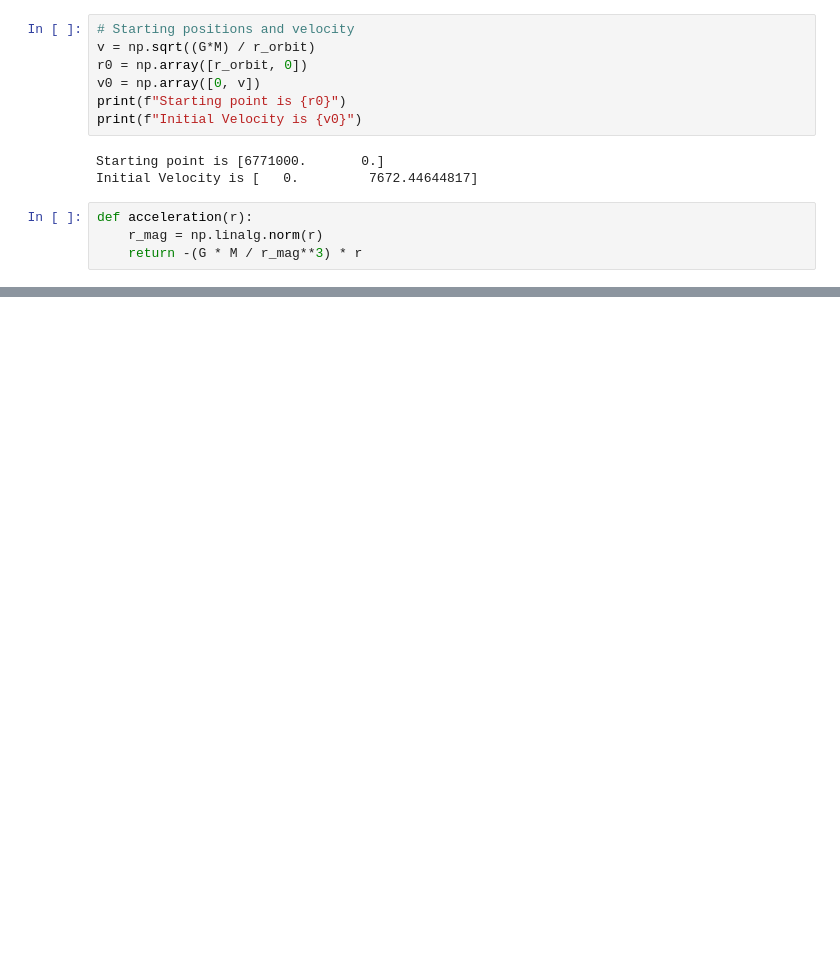
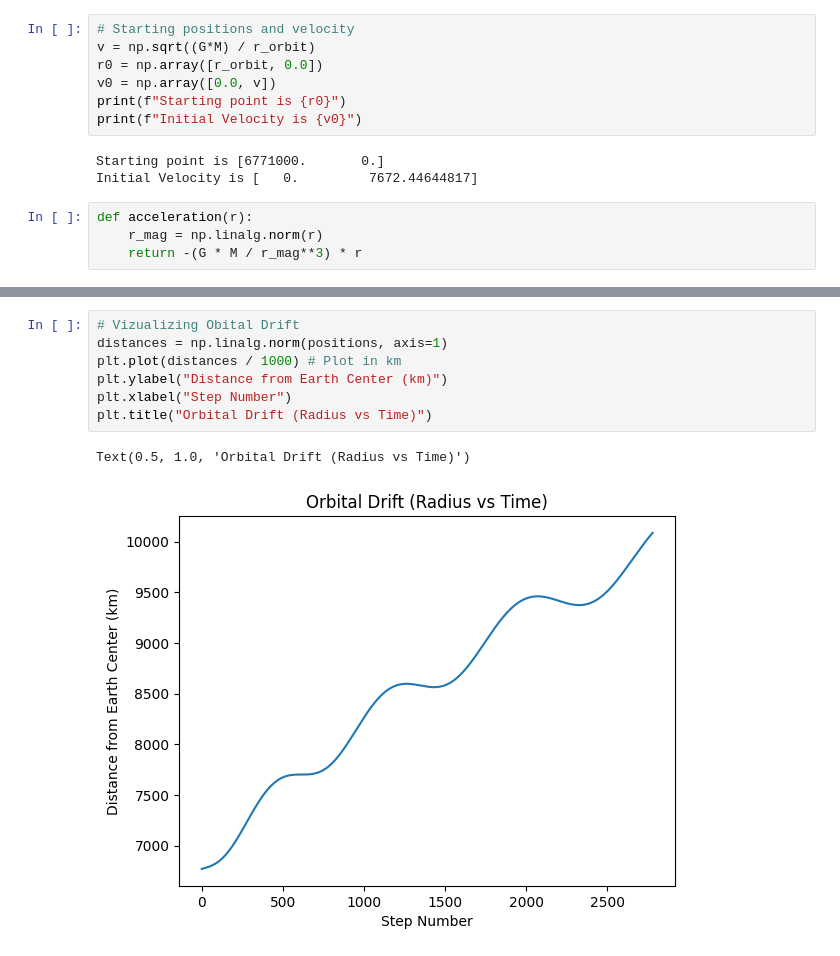
Before and after one commit to Yashaswi-B/orbital-simulator, a Jupyter notebook: notebooks/stage1_development.ipynb, the cells around one changed output, grey strips where cells are left out. Saved outputs shown, nothing was run; the diff lists cells and outputs as text; blank space fills up the shorter version.

```diff
--- a/notebooks/stage1_development.ipynb
+++ b/notebooks/stage1_development.ipynb
@@ -9,8 +10,8 @@ r_orbit = 6.771e6
 # %%
 # Starting positions and velocity
 v = np.sqrt((G*M) / r_orbit)
-r0 = np.array([r_orbit, 0])
-v0 = np.array([0, v])
+r0 = np.array([r_orbit, 0.0])
+v0 = np.array([0.0, v])
 print(f"Starting point is {r0}")
 print(f"Initial Velocity is {v0}")
 # %% [output]
@@ -31,0 +90,10 @@ Direction check — should point in -x: True
+# %%
+# Vizualizing Obital Drift
+distances = np.linalg.norm(positions, axis=1)
+plt.plot(distances / 1000) # Plot in km
+plt.ylabel("Distance from Earth Center (km)")
+plt.xlabel("Step Number")
+plt.title("Orbital Drift (Radius vs Time)")
+# %% [output]
+Text(0.5, 1.0, 'Orbital Drift (Radius vs Time)')
+[figure, added]
```
Also changed, not shown: parts of 6 cells of this notebook, 3 other files.
